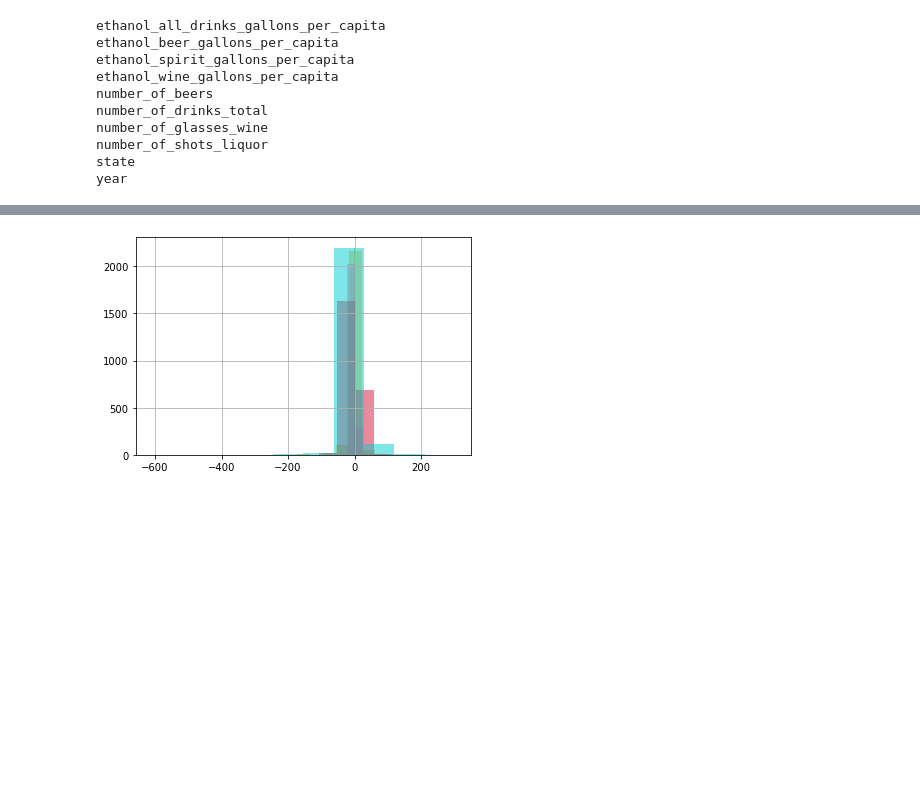
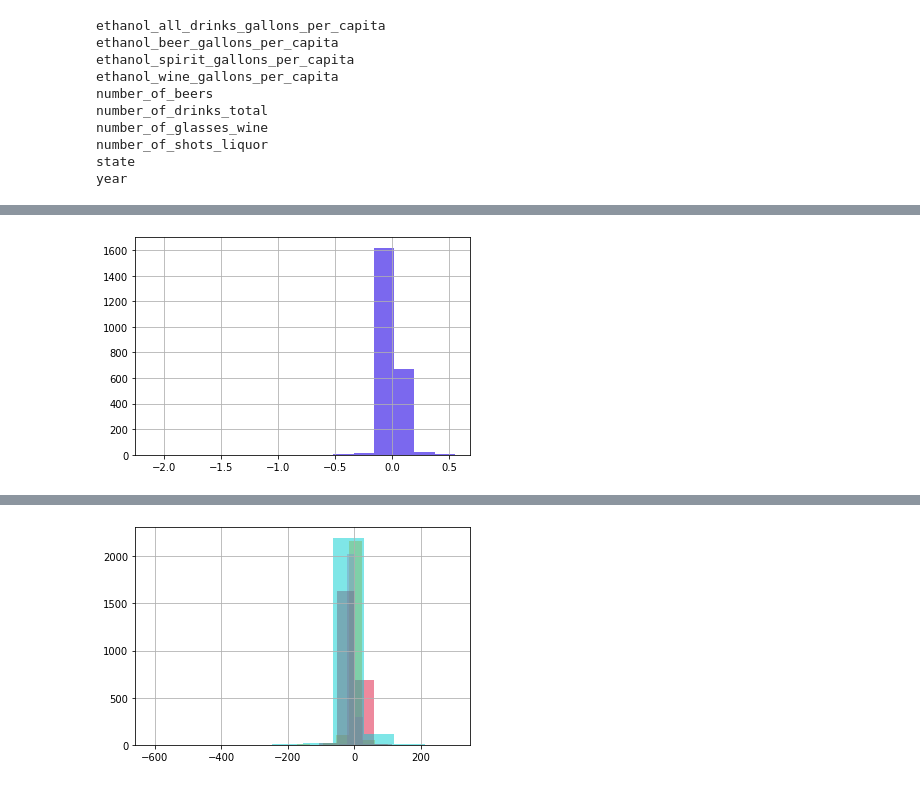
Before and after one commit to MatthewNewell006/alcohol_consumption, a Jupyter notebook: per_capita.ipynb, the cells around one changed output, grey strips where cells are left out. Cells and saved outputs as stored; diff of their text form; code cells hidden in the pictures; blank space fills up the shorter version.

```diff
--- a/per_capita.ipynb
+++ b/per_capita.ipynb
@@ -71,0 +80,5 @@ year
+# %%
+sg = pc_db['ethanol_spirit_gallons_per_capita']
+sg.diff().hist(color='mediumslateblue', bins=15);
+# %% [output]
+[figure, added]
```
Also changed, not shown: parts of 33 cells of this notebook, 5 other files.
